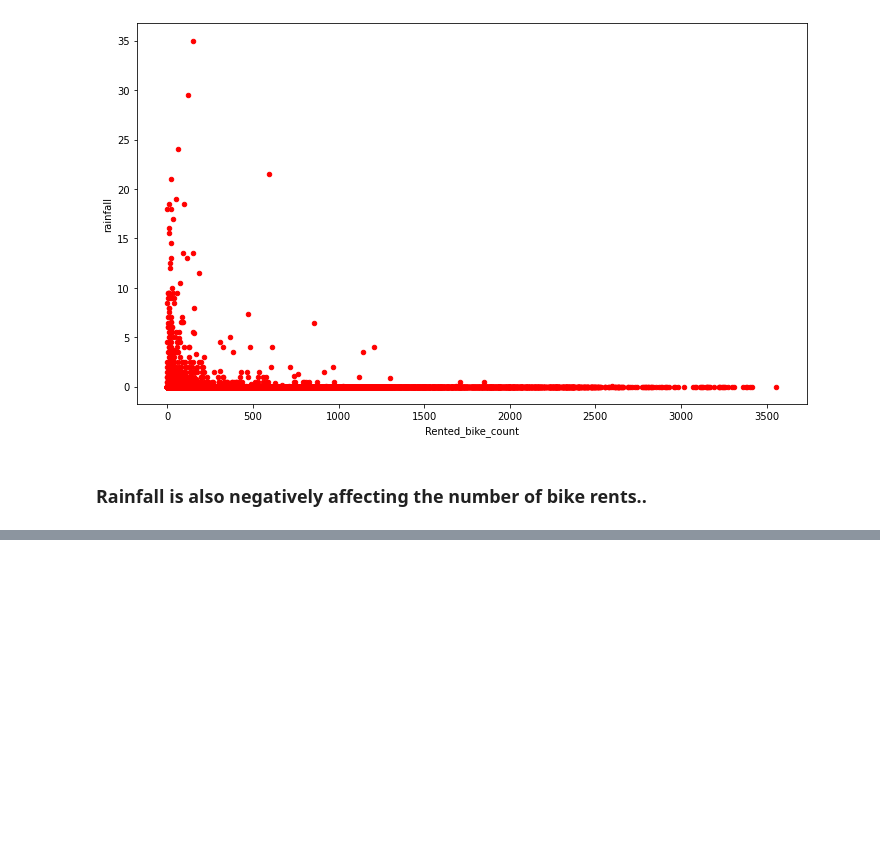
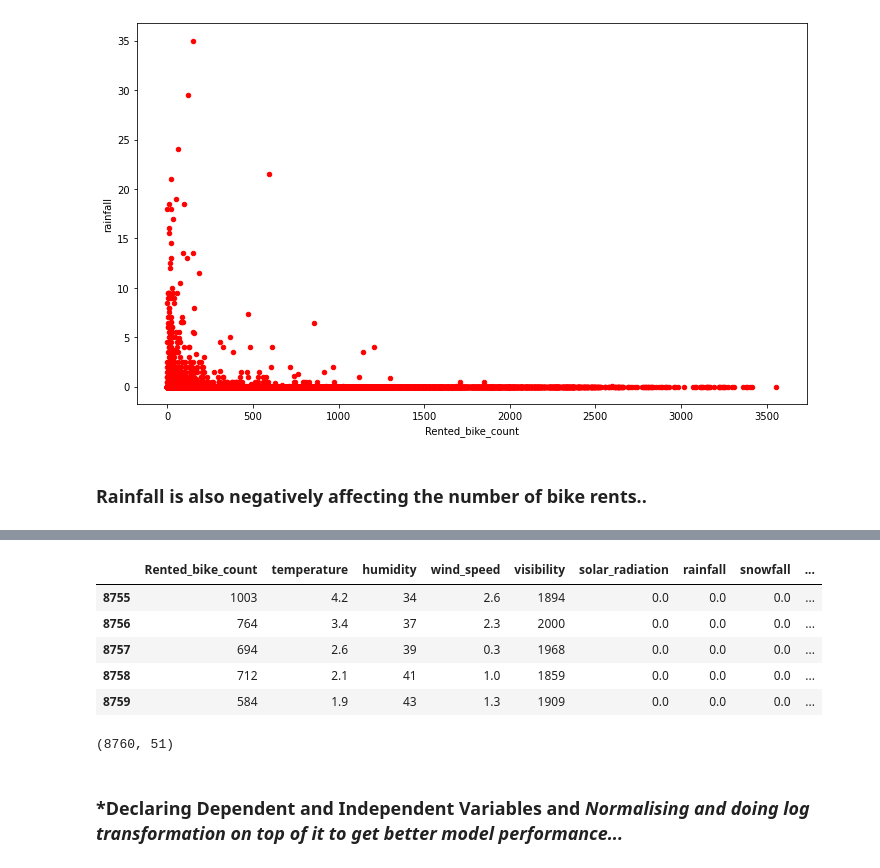
Before and after one commit to RanojoyBiswas/Bike-Sharing-Demand-Prediction, a Jupyter notebook: Bike_Sharing_Demand_Prediction_Capstone_Project.ipynb, the cells around one changed output, grey strips where cells are left out. Saved outputs shown, nothing was run; the diff lists cells and outputs as text; code cells hidden in the pictures; blank space fills up the shorter version.

```diff
--- a/Bike_Sharing_Demand_Prediction_Capstone_Project.ipynb
+++ b/Bike_Sharing_Demand_Prediction_Capstone_Project.ipynb
@@ -818,0 +905,17 @@ plt.show()
+# %%
+# checking the tail
+one_hot_encoded_data.tail()
+# %% [output]
+|  | Rented_bike_count | temperature | humidity | wind_speed | visibility | solar_radiation | rainfall | snowfall | ... |
+| 8755 | 1003 | 4.2 | 34 | 2.6 | 1894 | 0.0 | 0.0 | 0.0 | ... |
+| 8756 | 764 | 3.4 | 37 | 2.3 | 2000 | 0.0 | 0.0 | 0.0 | ... |
+| 8757 | 694 | 2.6 | 39 | 0.3 | 1968 | 0.0 | 0.0 | 0.0 | ... |
+| 8758 | 712 | 2.1 | 41 | 1.0 | 1859 | 0.0 | 0.0 | 0.0 | ... |
+| 8759 | 584 | 1.9 | 43 | 1.3 | 1909 | 0.0 | 0.0 | 0.0 | ... |
+# %%
+# shape of the dataframe now
+one_hot_encoded_data.shape
+# %% [output]
+(8760, 51)
+# %% [markdown]
+### <b>*Declaring Dependent and Independent Variables and *Normalising and doing log transformation on top of it to get better model performance...*
```
Also changed, not shown: parts of 24 cells of this notebook.
